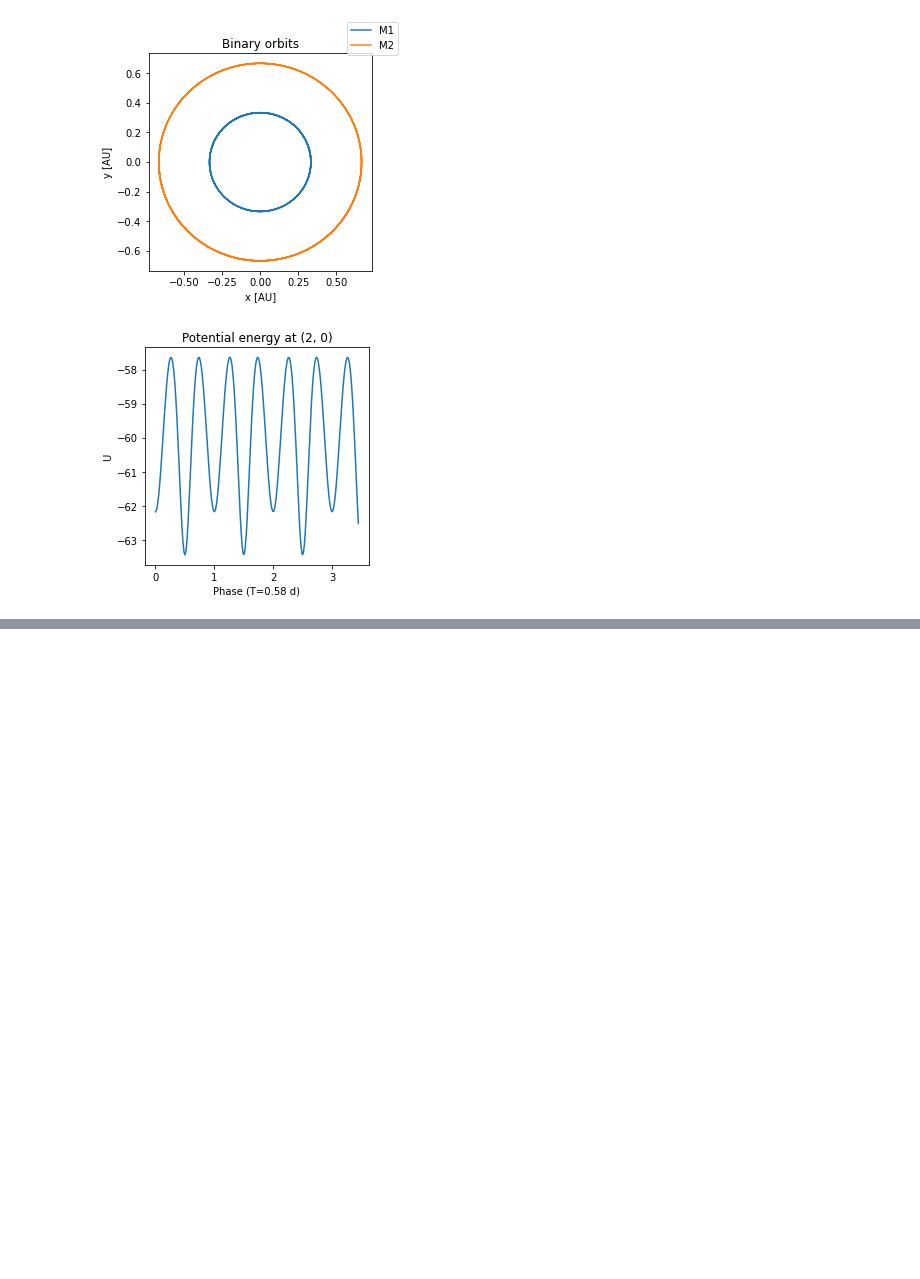
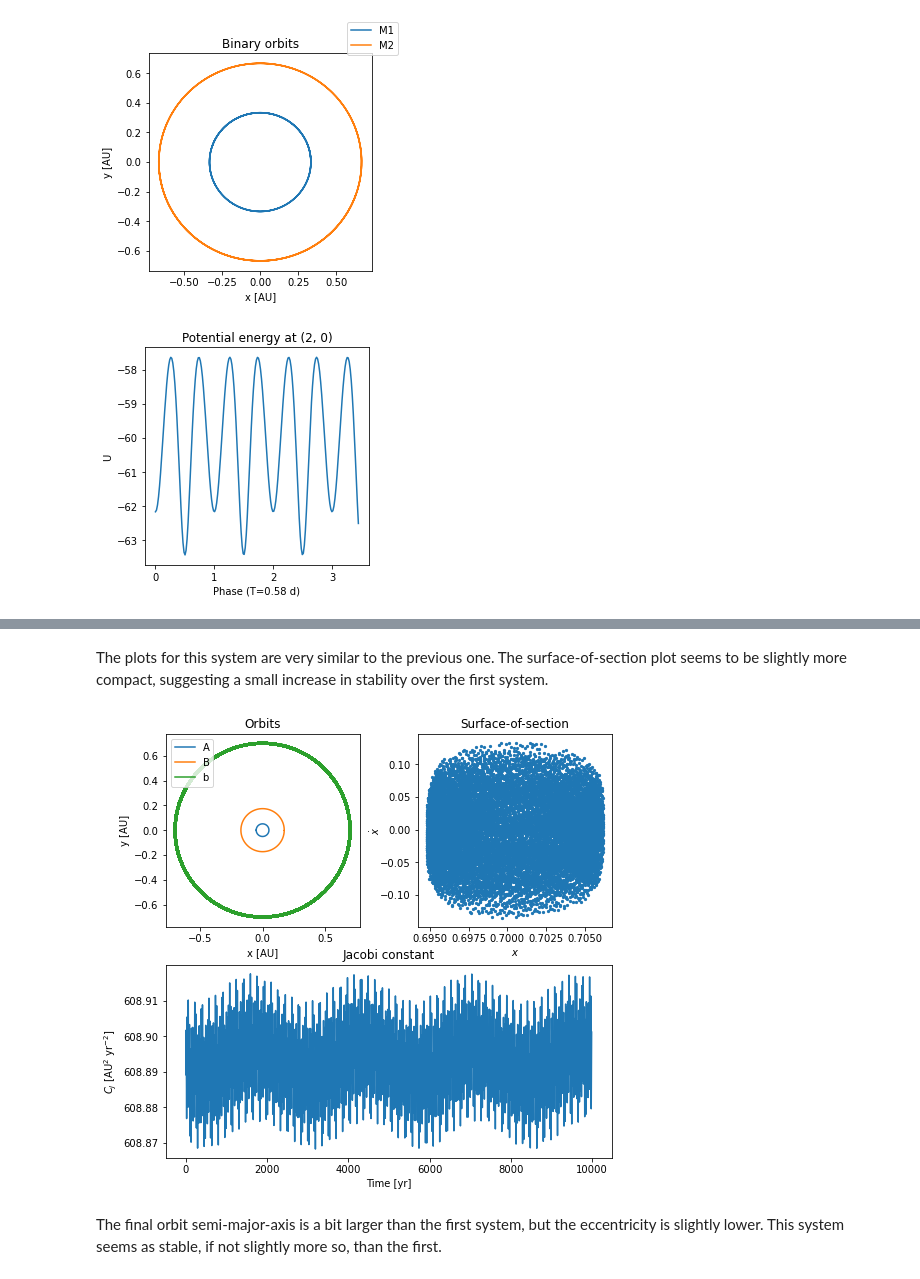
Before and after one commit to lodubay/dynamics, a Jupyter notebook: hw2.ipynb, the cells around one changed output, grey strips where cells are left out. Saved outputs shown, nothing was run; the diff lists cells and outputs as text; code cells hidden in the pictures; blank space fills up the shorter version.

```diff
--- a/hw2.ipynb
+++ b/hw2.ipynb
@@ -299,3 +409,3 @@ plt.show()
 # %%
-sys2 = CircularThreeBody(0.6897, 0.20255, 0.22431, 0.7048, phase=0.5)
+sys2 = CircularThreeBody(m1, m2, sep, a0, phase=0.5)
 hist = sys2.integrate(1e4, 1e-3)
@@ -324,3 +412,11 @@ plt.show()
+# %% [markdown]
+The plots for this system are very similar to the previous one. The surface-of-section plot seems to be slightly more compact, suggesting a small increase in stability over the first system.
+# %%
+plot_system(sys2, nstep=10000)
+# %% [output]
+[figure, added]
+# %% [markdown]
+The final orbit semi-major-axis is a bit larger than the first system, but the eccentricity is slightly lower. This system seems as stable, if not slightly more so, than the first.
 # %%
 sys2.orbit_final
 # %% [output]
```
Also changed, not shown: parts of 46 cells of this notebook.
